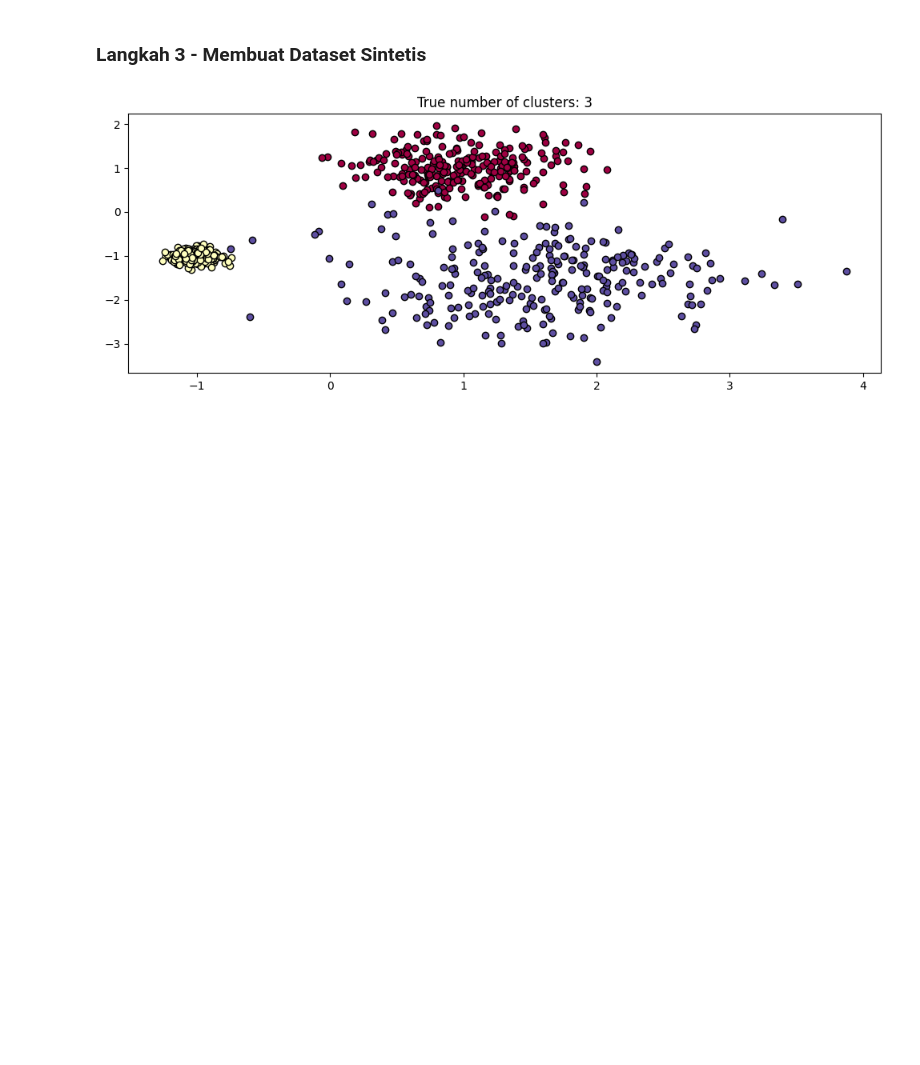
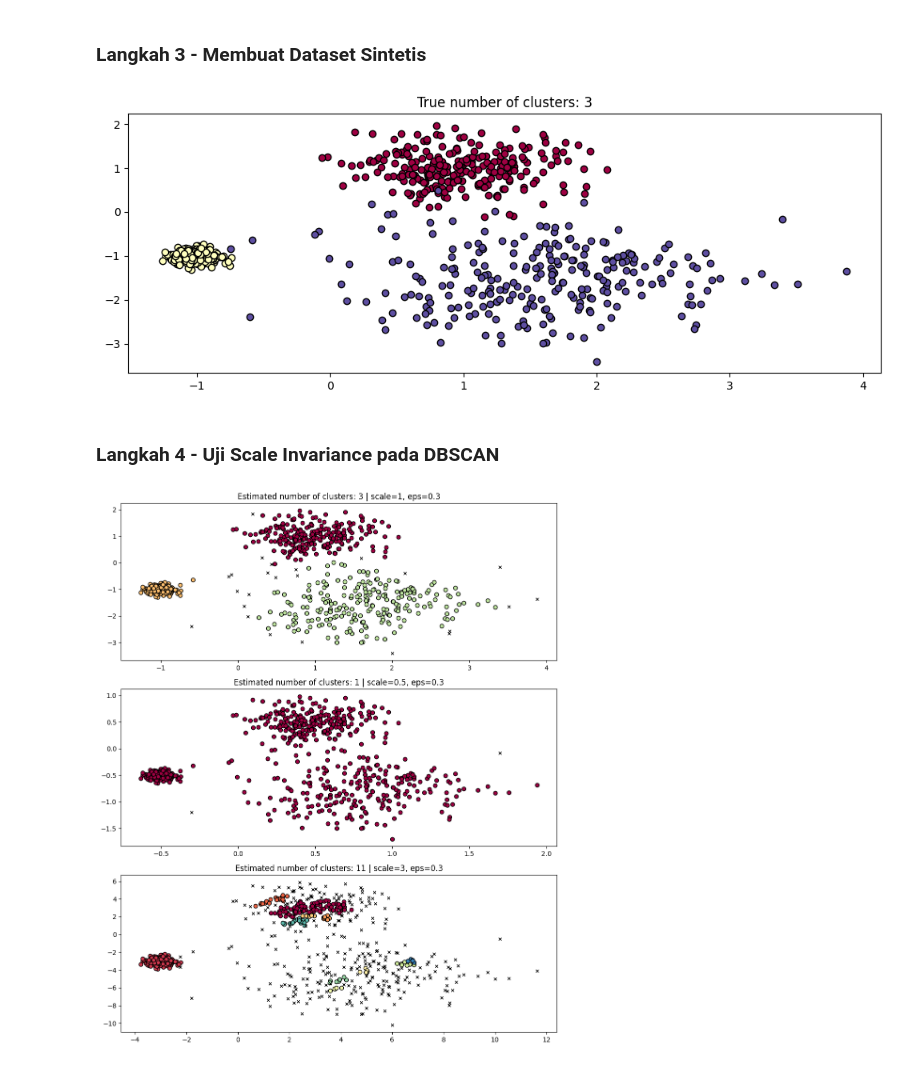
Before and after one commit to RizkyaSalsabila/Assignment-Sem5_ML_Rizkya-Salsabila, a Jupyter notebook: praktikum_05/TG5_2341720056_Rizkya_Salsabila.ipynb, the cells around one changed output. Drawn from its saved outputs; the diff is of its cells as text; code cells hidden in the pictures; blank space fills up the shorter version.

```diff
--- a/praktikum_05/TG5_2341720056_Rizkya_Salsabila.ipynb
+++ b/praktikum_05/TG5_2341720056_Rizkya_Salsabila.ipynb
@@ -113,3 +113,21 @@ X, labels_true = make_blobs(
 plot(X, labels=labels_true, ground_truth=True)
 # %% [output]
 [figure]
+# %% [markdown]
+### Langkah 4 - Uji Scale Invariance pada DBSCAN
+# %%
+# membuat 3 subplot (3 baris, 1 kolom) dengan ukuran 10x12 inci
+fig, axes = plt.subplots(3, 1, figsize=(10, 12))
+
+# membuat objek DBSCAN dengan parameter eps (jarak maksimum antar titik) = 0.3
+dbs = DBSCAN(eps=0.3)
+
+# membuat perulangan sebanyak 3 nilai pada skala yang berbeda
+for idx, scale in enumerate([1, 0.5, 3]):
+  # mengalikan data X dengan skala (bisa tambah besar atau kecil)
+  dbs.fit(X * scale)
+
+  # menampilkan hasil clustering sesuai indeks
+  plot(X * scale, dbs.labels_, parameters={"scale": scale, "eps": 0.3}, ax=axes[idx])
+# %% [output]
+[figure, added]
```
Also changed, not shown: parts of 10 cells of this notebook.
